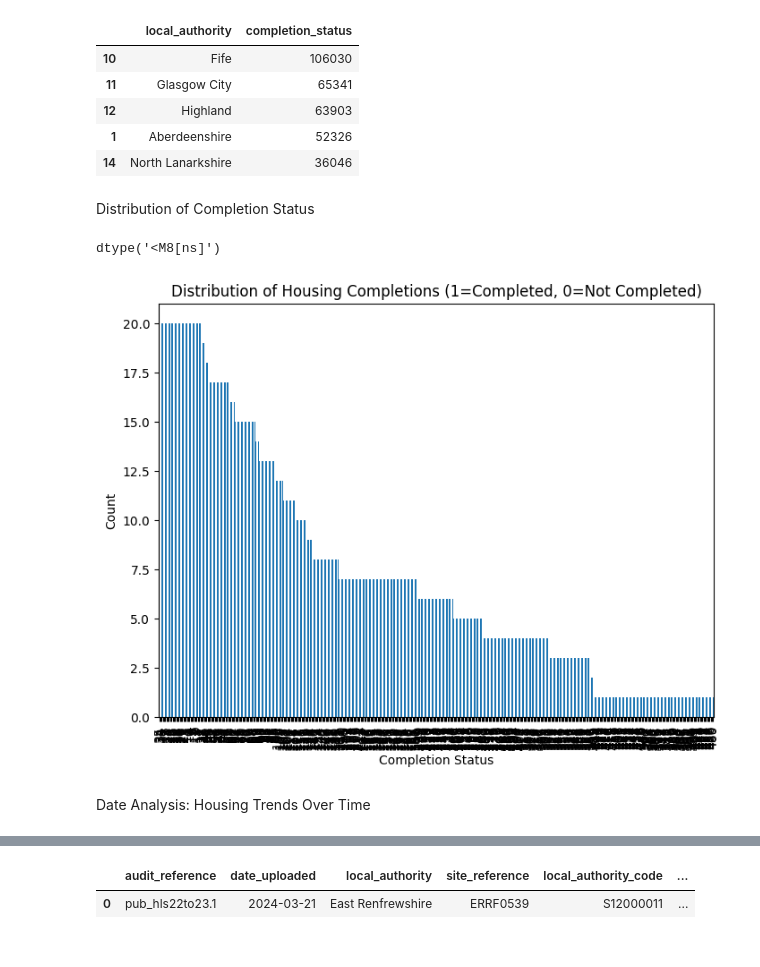
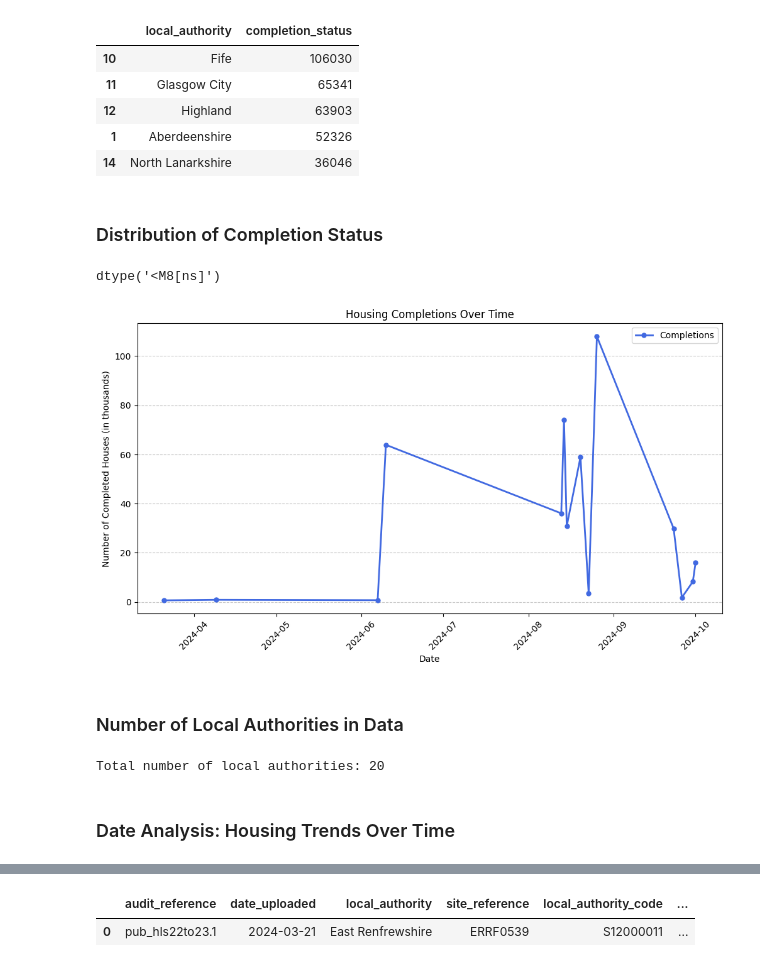
Before and after one commit to FaithHyam/Scotland-Housing-Land-Supply-Analysis-2022-23, a Jupyter notebook: Notebook_Scotland_Land.ipynb, the cells around one changed output, grey strips where cells are left out. Cells and saved outputs as stored; diff of their text form; code cells hidden in the pictures.

```diff
--- a/Notebook_Scotland_Land.ipynb
+++ b/Notebook_Scotland_Land.ipynb
@@ -131,19 +138,43 @@ completions_by_la.head()
 | 1 | Aberdeenshire | 52326 |
 | 14 | North Lanarkshire | 36046 |
 # %% [markdown]
-Distribution of Completion Status
+### Distribution of Completion Status
 # %%
 df['date_uploaded'].dtype
 # %% [output]
 dtype('<M8[ns]')
 # %%
 completion_counts = df['completion_status'].value_counts()
-# %%
-completion_counts.plot(kind='bar', figsize=(8, 6), title='Distribution of Housing Completions (1=Completed, 0=Not Completed)')
-plt.xlabel('Completion Status')
-plt.ylabel('Count')
-plt.show()
-# %% [output]
-[figure, removed]
+# %%
+import matplotlib.pyplot as plt
+import matplotlib.dates as mdates
+
+plt.figure(figsize=(12, 6))
+plt.plot(completions_by_date['date_uploaded'], completions_by_date['completion_status'] / 1000,
+         marker='o', linestyle='-', color='royalblue', linewidth=2, markersize=5, label="Completions")
+
+
+plt.gca().xaxis.set_major_formatter(mdates.DateFormatter('%Y-%m'))  # Format as Year-Month
+plt.gca().xaxis.set_major_locator(mdates.MonthLocator(interval=1))  # Show only every month
+
+plt.xticks(rotation=45)  # Rotate for readability
+plt.grid(axis='y', linestyle='--', alpha=0.7)
+
+# Labels & Title
+plt.xlabel('Date')
+plt.ylabel('Number of Completed Houses (in thousands)')
+plt.title('Housing Completions Over Time')
+plt.legend()
+
+plt.show()
+# %% [output]
+[figure, added]
+# %% [markdown]
+### Number of Local Authorities in Data
+# %%
+num_local_authorities = completions_by_la['local_authority'].nunique()
+print(f"Total number of local authorities: {num_local_authorities}")
+# %% [output]
+Total number of local authorities: 20
 # %% [markdown]
-Date Analysis: Housing Trends Over Time
+### Date Analysis: Housing Trends Over Time
```
Also changed, not shown: parts of 13 cells of this notebook.
